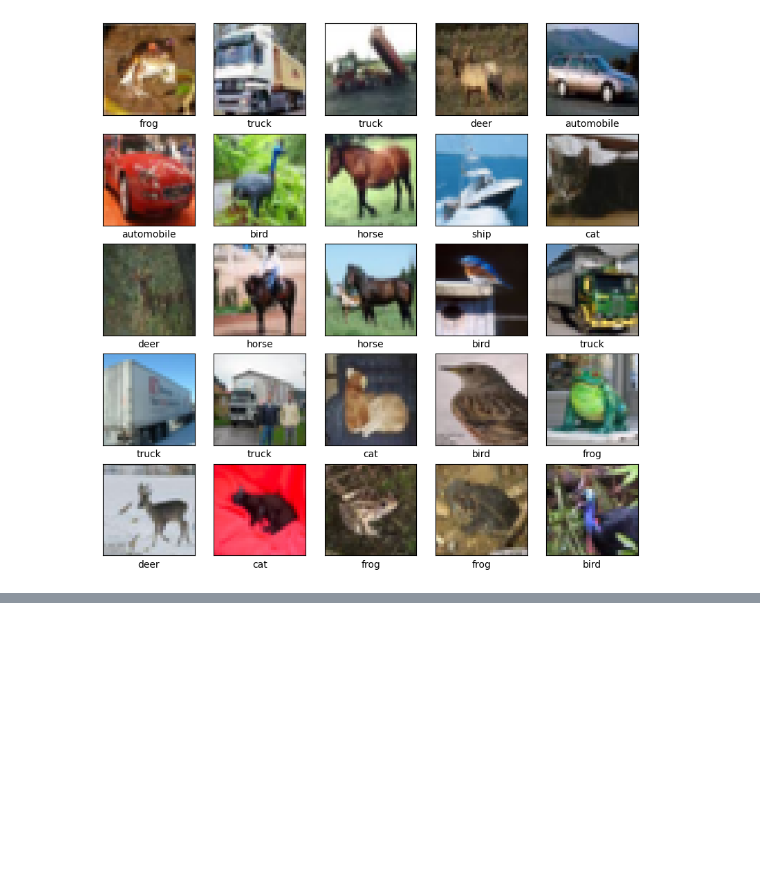
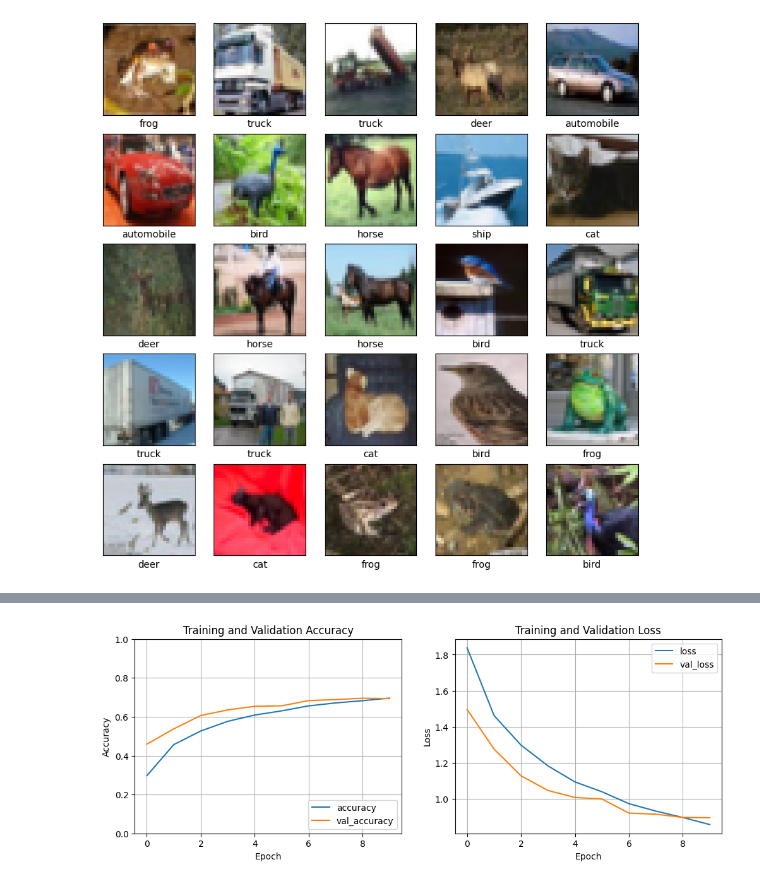
Before and after one commit to Piyushthourani/Image-Classifier-project, a Jupyter notebook: Image_classifier.ipynb, the cells around one changed output, grey strips where cells are left out. Saved outputs shown, nothing was run; the diff lists cells and outputs as text; code cells hidden in the pictures; blank space fills up the shorter version.

Commit message:
Hyperparameter tuning and model training

```diff
--- a/Image_classifier.ipynb
+++ b/Image_classifier.ipynb
@@ -145,0 +212,11 @@ plt.show()
+# %%
+# Step 14: Define the Tuner
+
+tuner = RandomSearch(
+    build_model,
+    objective='val_accuracy',
+    max_trials=10,
+    executions_per_trial=1,
+    directory='my_dir',
+    project_name='cifar10_tunning'
+)
@@ -145,0 +229,5 @@ plt.show()
+# %%
+# Step 16: Get the best Hyperparameters
+
+best_hps = tuner.get_best_hyperparameters(num_trials=1)[0]
+best_hps
@@ -145,0 +236,5 @@ plt.show()
+# %%
+# Step 17: Build the model with the best Hyperparameters and train it
+
+model = tuner.hypermodel.build(best_hps)
+history = model.fit(train_images, train_labels, epochs=10, validation_data=(test_images, test_labels))
@@ -145,0 +262,26 @@ plt.show()
+# %%
+# Step 18: Plotting training & validation accuracy and loss values
+
+plt.figure(figsize=(12, 4))
+plt.subplot(1, 2, 1)
+plt.plot(history.history['accuracy'], label='accuracy')
+plt.plot(history.history['val_accuracy'], label = 'val_accuracy')
+plt.xlabel('Epoch')
+plt.ylabel('Accuracy')
+plt.ylim([0, 1])
+plt.legend(loc='lower right')
+plt.title('Training and Validation Accuracy')
+plt.grid()
+
+plt.subplot(1, 2, 2)
+plt.plot(history.history['loss'], label='loss')
+plt.plot(history.history['val_loss'], label = 'val_loss')
+plt.xlabel('Epoch')
+plt.ylabel('Loss')
+plt.legend(loc='upper right')
+plt.title('Training and Validation Loss')
+plt.grid()
+
+plt.show()
+# %% [output]
+[figure, added]
```
Also changed, not shown: parts of 12 cells of this notebook.
